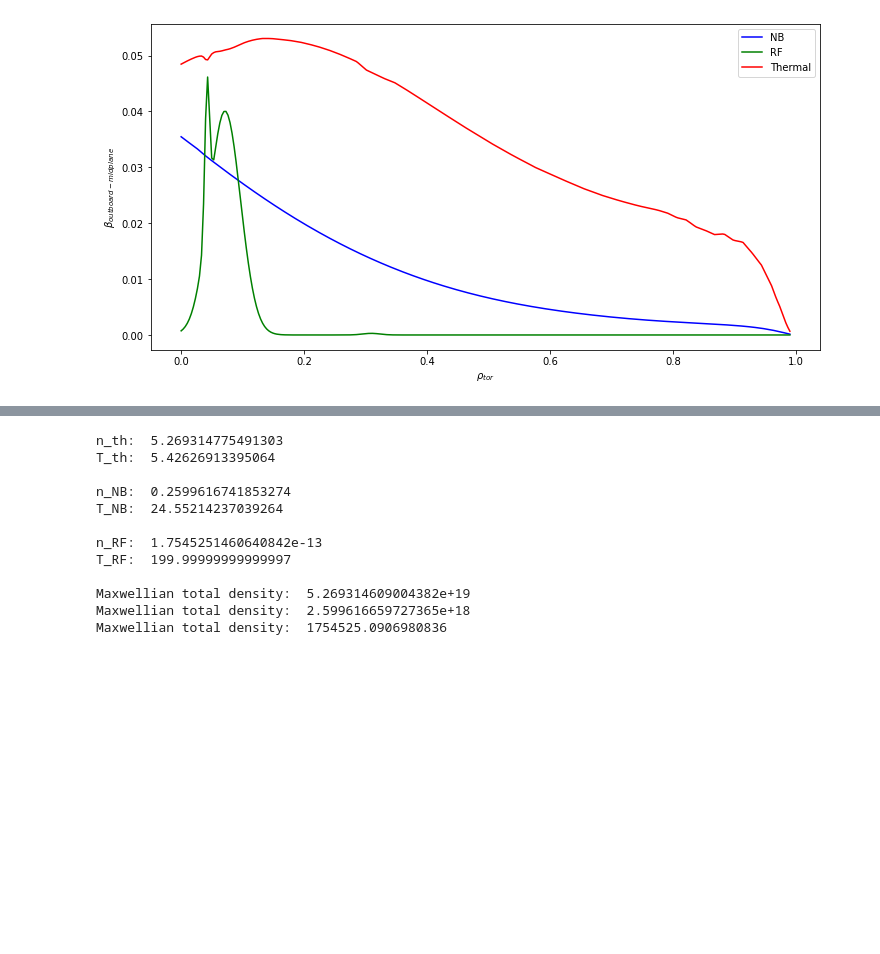
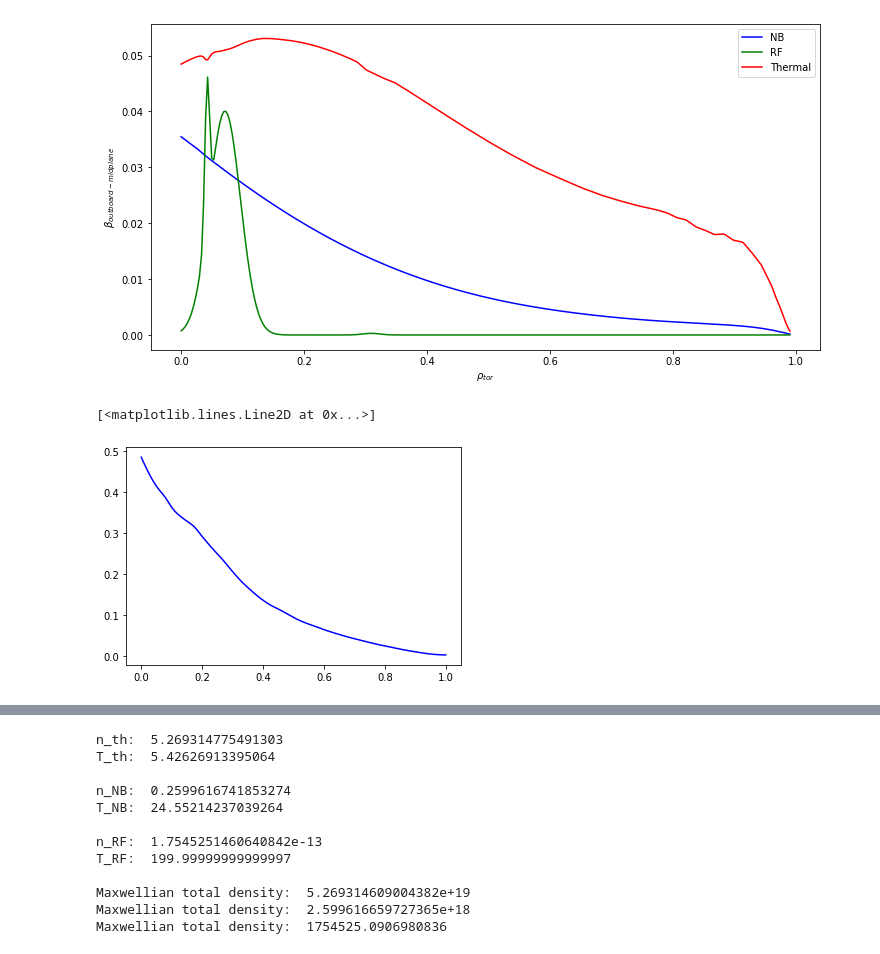
Before and after one commit to vandelij/genray_cql3d_plots, a Jupyter notebook: shots/147634/scan_beam_and_RF/beam_5_RF_testing/make_distrobution.ipynb, the cells around one changed output, grey strips where cells are left out. Drawn from its saved outputs; the diff is of its cells as text; code cells hidden in the pictures; blank space fills up the shorter version.

```diff
--- a/shots/147634/scan_beam_and_RF/beam_5_RF_testing/make_distrobution.ipynb
+++ b/shots/147634/scan_beam_and_RF/beam_5_RF_testing/make_distrobution.ipynb
@@ -1451,3 +1466,17 @@ plt.xlabel(r'$\rho_{tor}$')
 dict_keys(['version', 'mnemonic', 'ampfmod', 'urfmod', 'rdcmod', 'frmod', 'beamplse', 'transp', 'tavg', 'f4d_out', 'netcdfshort', 'eqdskin', 'ngen', 'ntotal', 'kspeci', 'bnumb', 'fmass', 'lrzmax', 'ra ...
 Text(0.5, 0, '$\\rho_{tor}$')
 [figure]
+# %%
+# test Yashika's file
+yashmat = np.loadtxt('yashika_.txt')
+yashmat.shape
+yash_pB = yashmat[:, 9]
+yash_pth = yashmat[:, 10]
+yash_peq = yashmat[:, 10]
+yash_rho = yashmat[:,0]
+#plt.plot(yash_rho, yash_peq, color='orange')
+plt.plot(yash_rho, yash_pB, color='blue')
+#plt.plot(yash_rho, yash_pth, color='red', linestyle='--')
+# %% [output]
+[<matplotlib.lines.Line2D at 0x...>]
+[figure, added]
```
Also changed, not shown: parts of 5 cells of this notebook, 2 other files.
